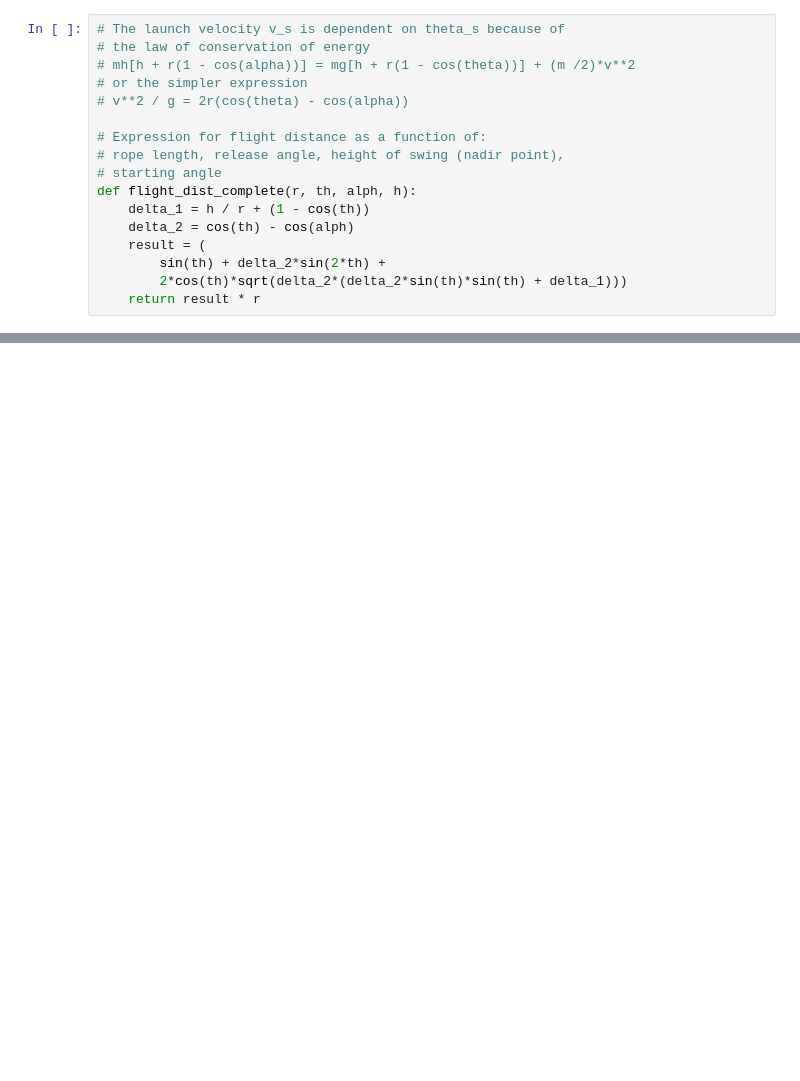
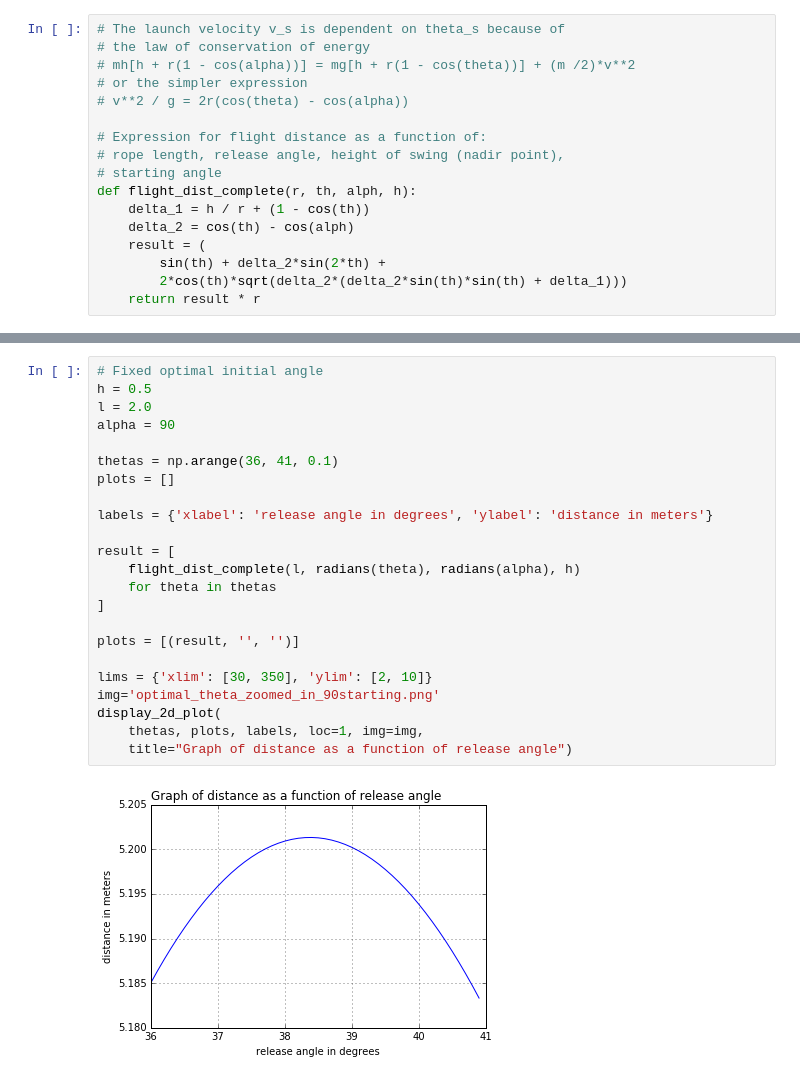
Before and after one commit to nlpet/studies, a Jupyter notebook: maths/swing.ipynb, the cells around one changed output, grey strips where cells are left out. Saved outputs shown, nothing was run; the diff lists cells and outputs as text; blank space fills up the shorter version.

```diff
--- a/maths/swing.ipynb
+++ b/maths/swing.ipynb
@@ -214,0 +236,25 @@ Distance: 11.4640966312
+# %%
+# Fixed optimal initial angle
+h = 0.5
+l = 2.0
+alpha = 90
+
+thetas = np.arange(36, 41, 0.1)
+plots = []
+
+labels = {'xlabel': 'release angle in degrees', 'ylabel': 'distance in meters'}
+
+result = [
+    flight_dist_complete(l, radians(theta), radians(alpha), h)
+    for theta in thetas
+]
+
+plots = [(result, '', '')]
+
+lims = {'xlim': [30, 350], 'ylim': [2, 10]}
+img='optimal_theta_zoomed_in_90starting.png'
+display_2d_plot(
+    thetas, plots, labels, loc=1, img=img,
+    title="Graph of distance as a function of release angle")
+# %% [output]
+[figure, added]
```
Also changed, not shown: parts of 12 cells of this notebook.
